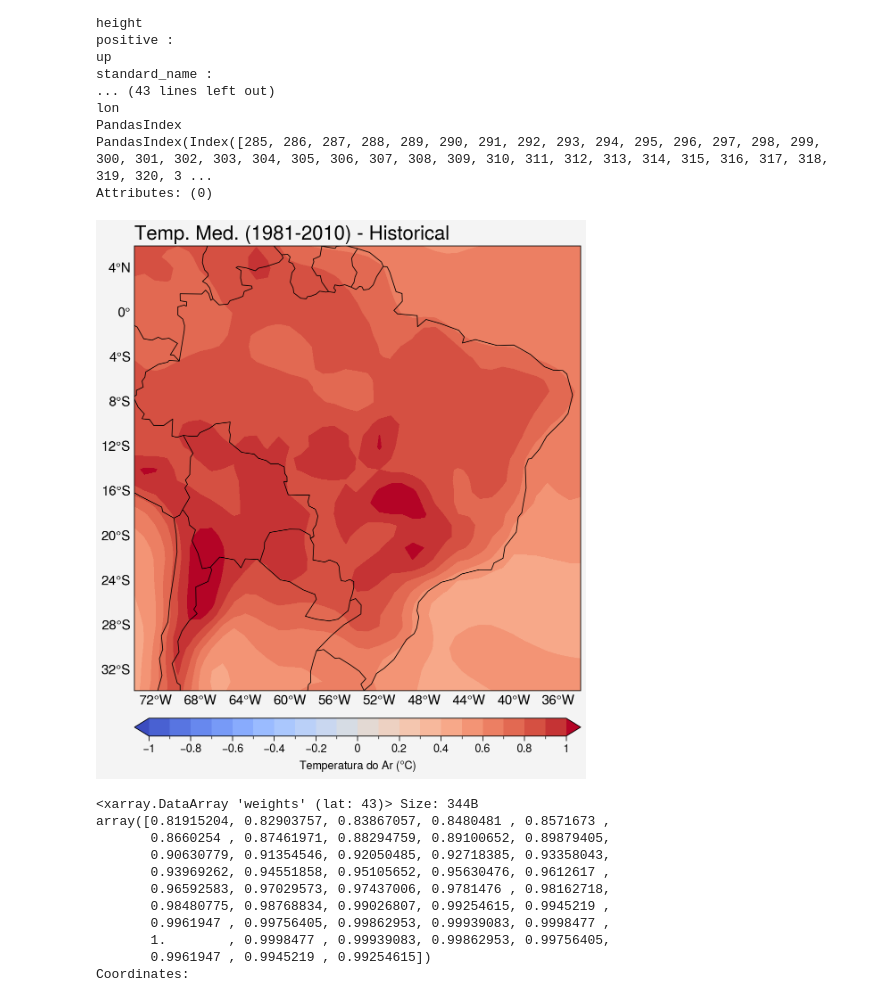
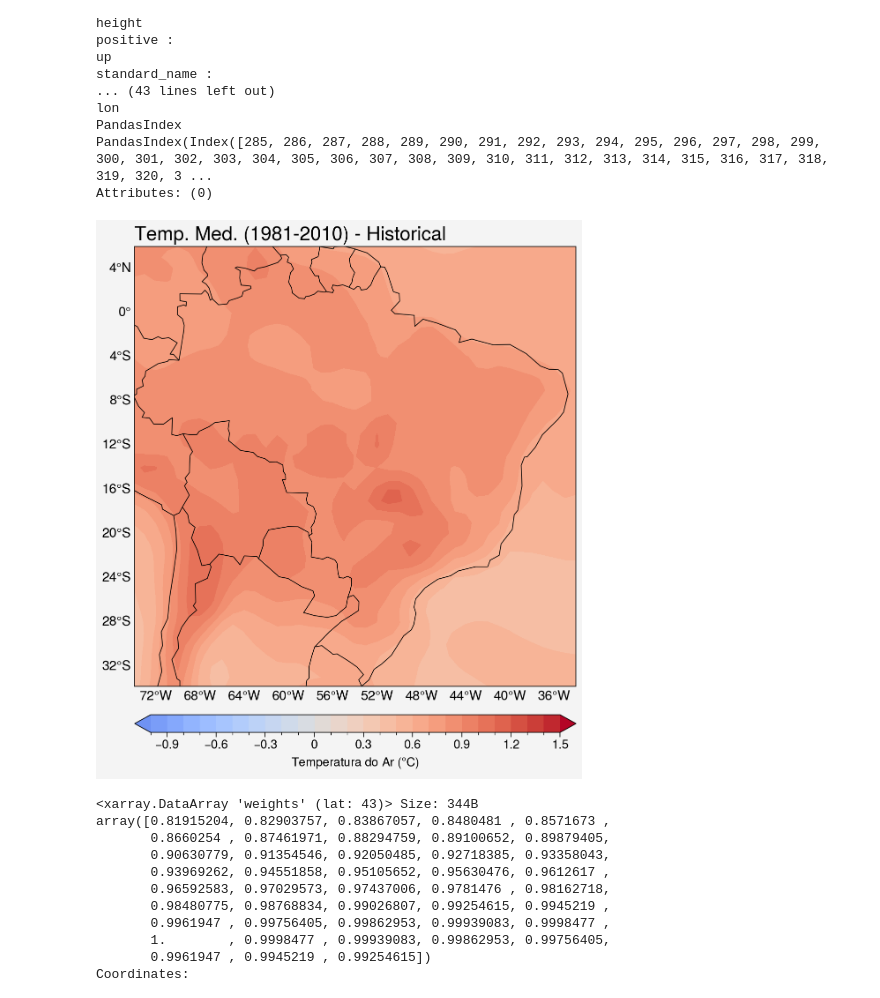
Before and after one commit to pantojaph/Resumo_CPAM_CMIP6, a Jupyter notebook: CPAM_final.ipynb, the cells around one changed output. Cells and saved outputs as stored; diff of their text form; code cells hidden in the pictures.

```diff
--- a/CPAM_final.ipynb
+++ b/CPAM_final.ipynb
@@ -28,7 +28,7 @@ pangeo-cmip6 catalog with 7674 dataset(s) from 514818 asset(s):
 | version | 736 |
 # %%
 # dicionário de parâmetros de pesquisa dos dados do CMIP6
-pesquisa = dict(experiment_id=['historical', 'ssp245', 'ssp585'],
+pesquisa = dict(experiment_id=['historical'],
                 table_id='Amon',
                 variable_id=['tas'],
                 member_id = 'r1i1p1f1',
@@ -343,28 +343,28 @@ Attributes: (0)
 # %%
 # Plot
 fig, ax = pplt.subplots(axwidth=5.0, ncols=1, tight=True,
                         proj='pcarree', proj_kw={'lon_0':0})
 
 # parâmetros de formatação do mapa
 ax.format(land=False, coast=True, innerborders=False,
           borders=True, labels=True, grid=True,
           latlim=(-33.8, 6), lonlim=(-73.9, -34),
           latlines=4, lonlines=4, geogridlinewidth=0,
           small='15px', large='22px')
 ax.format(ltitle='Temp. Med. (1981-2010) - Historical')
 
 #
 map1 = ax.contourf(anom_tas_recente['lon'], anom_tas_recente['lat'],
                    anom_tas_recente,
-                   cmap='coolwarm', levels=pplt.arange(-1, 1, 0.1),
+                   cmap='coolwarm', levels=pplt.arange(-1, 1.5, 0.1),
                    extend='both')
 
 # barra de cores
 fig.colorbar(map1, loc='b', label='Temperatura do Ar ($\degree$C)')
 
 pplt.show()
 # %% [output]
-[figure, old version]
+[figure, new version]
 # %%
 # ndarray de pesos calculados a partir do cosseno de pontos de latitude
 weights = np.cos(np.deg2rad(ensemble_historical['lat']))
```
Also changed, not shown: parts of 13 cells of this notebook.
